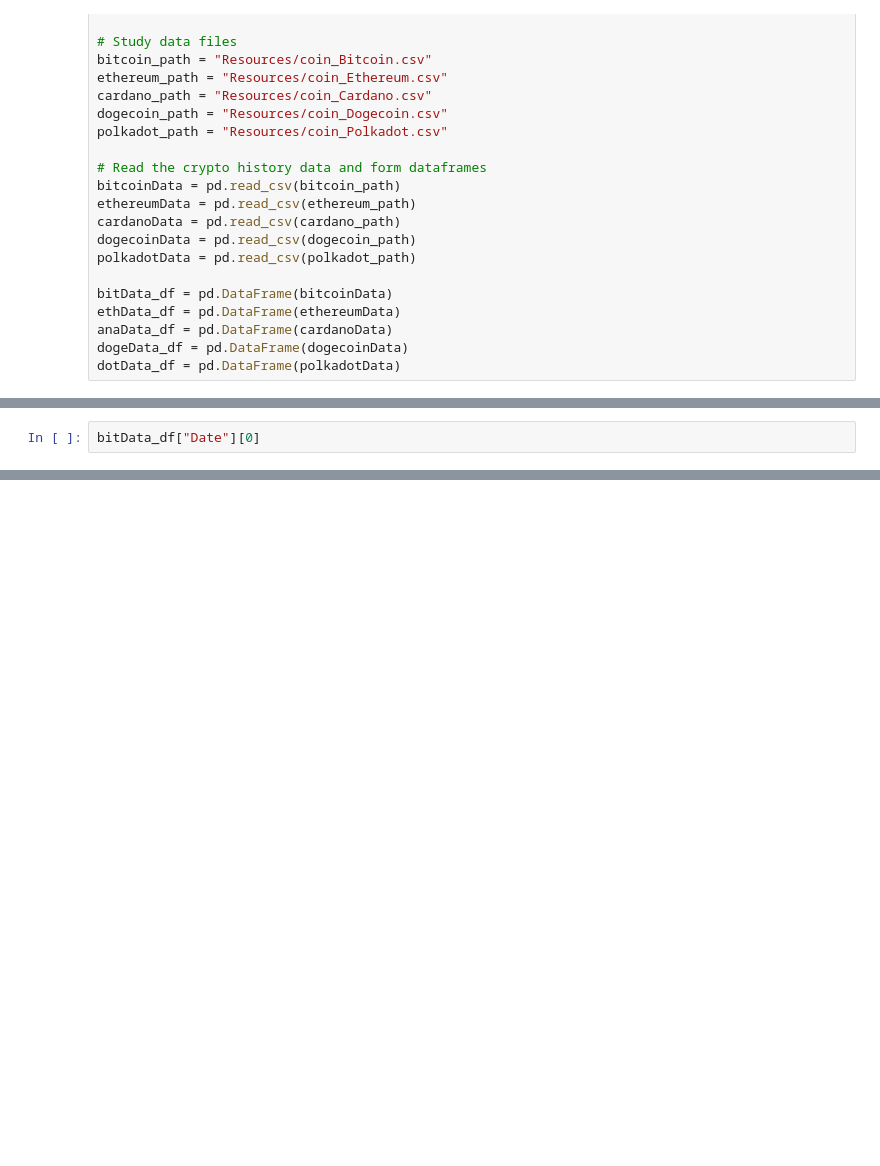
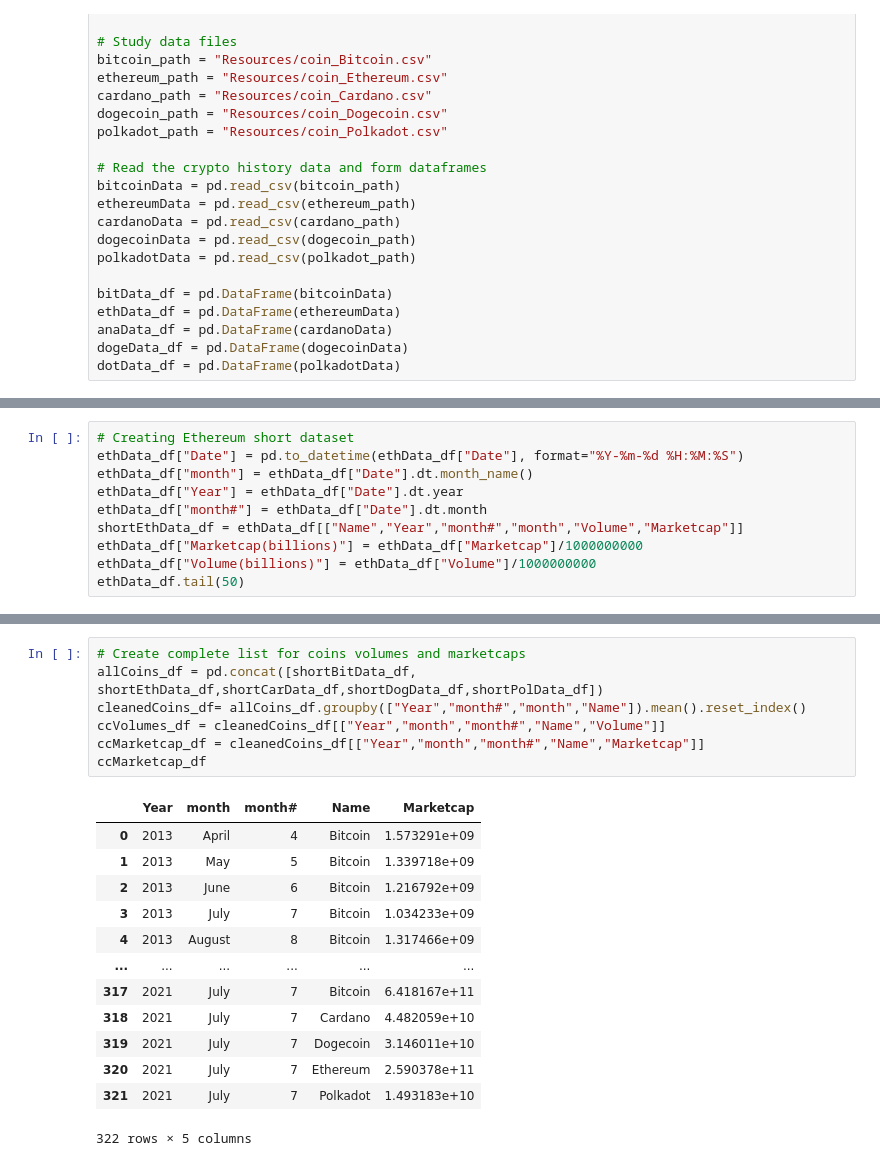
Before and after one commit to WayneJ2/CryptoFutures--Project-1, a Jupyter notebook: CryptoPy_Wayne.ipynb, the cells around one changed output, grey strips where cells are left out. Cells and saved outputs as stored; diff of their text form; blank space fills up the shorter version.

```diff
--- a/CryptoPy_Wayne.ipynb
+++ b/CryptoPy_Wayne.ipynb
@@ -30,2 +53,10 @@ bitData_df["Date"] = pd.to_datetime(bitData_df["Date"], format="%Y-%m-%d %H:%M:%
 # %%
-bitData_df["Date"][0]
+# Creating Ethereum short dataset
+ethData_df["Date"] = pd.to_datetime(ethData_df["Date"], format="%Y-%m-%d %H:%M:%S")
+ethData_df["month"] = ethData_df["Date"].dt.month_name()
+ethData_df["Year"] = ethData_df["Date"].dt.year
+ethData_df["month#"] = ethData_df["Date"].dt.month
+shortEthData_df = ethData_df[["Name","Year","month#","month","Volume","Marketcap"]]
+ethData_df["Marketcap(billions)"] = ethData_df["Marketcap"]/1000000000
+ethData_df["Volume(billions)"] = ethData_df["Volume"]/1000000000
+ethData_df.tail(50)
@@ -78 +108,22 @@ bitData_df.loc["2015":"2019"]
+# %%
+# Create complete list for coins volumes and marketcaps
+allCoins_df = pd.concat([shortBitData_df, shortEthData_df,shortCarData_df,shortDogData_df,shortPolData_df])
+cleanedCoins_df= allCoins_df.groupby(["Year","month#","month","Name"]).mean().reset_index()
+ccVolumes_df = cleanedCoins_df[["Year","month","month#","Name","Volume"]]
+ccMarketcap_df = cleanedCoins_df[["Year","month","month#","Name","Marketcap"]]
+ccMarketcap_df
+# %% [output]
+|  | Year | month | month# | Name | Marketcap |
+| 0 | 2013 | April | 4 | Bitcoin | 1.573291e+09 |
+| 1 | 2013 | May | 5 | Bitcoin | 1.339718e+09 |
+| 2 | 2013 | June | 6 | Bitcoin | 1.216792e+09 |
+| 3 | 2013 | July | 7 | Bitcoin | 1.034233e+09 |
+| 4 | 2013 | August | 8 | Bitcoin | 1.317466e+09 |
+| ... | ... | ... | ... | ... | ... |
+| 317 | 2021 | July | 7 | Bitcoin | 6.418167e+11 |
+| 318 | 2021 | July | 7 | Cardano | 4.482059e+10 |
+| 319 | 2021 | July | 7 | Dogecoin | 3.146011e+10 |
+| 320 | 2021 | July | 7 | Ethereum | 2.590378e+11 |
+| 321 | 2021 | July | 7 | Polkadot | 1.493183e+10 |
+322 rows × 5 columns
 # %%
```
Also changed, not shown: parts of 10 cells of this notebook.
